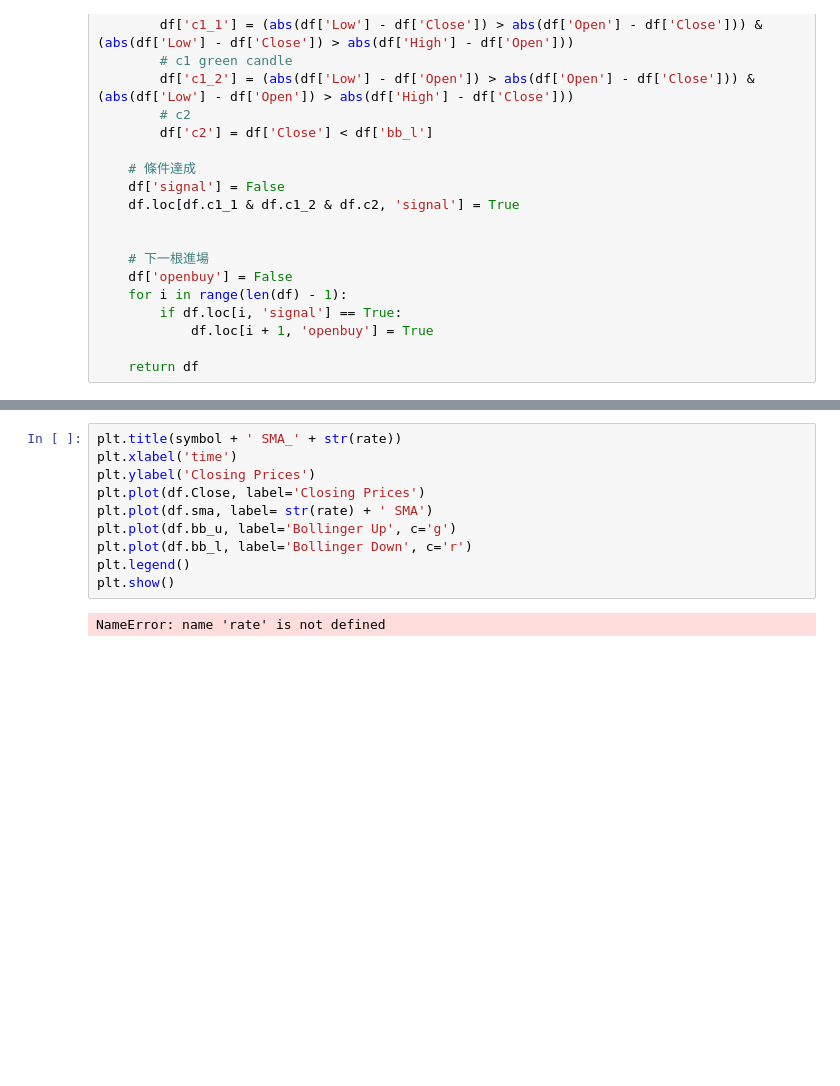
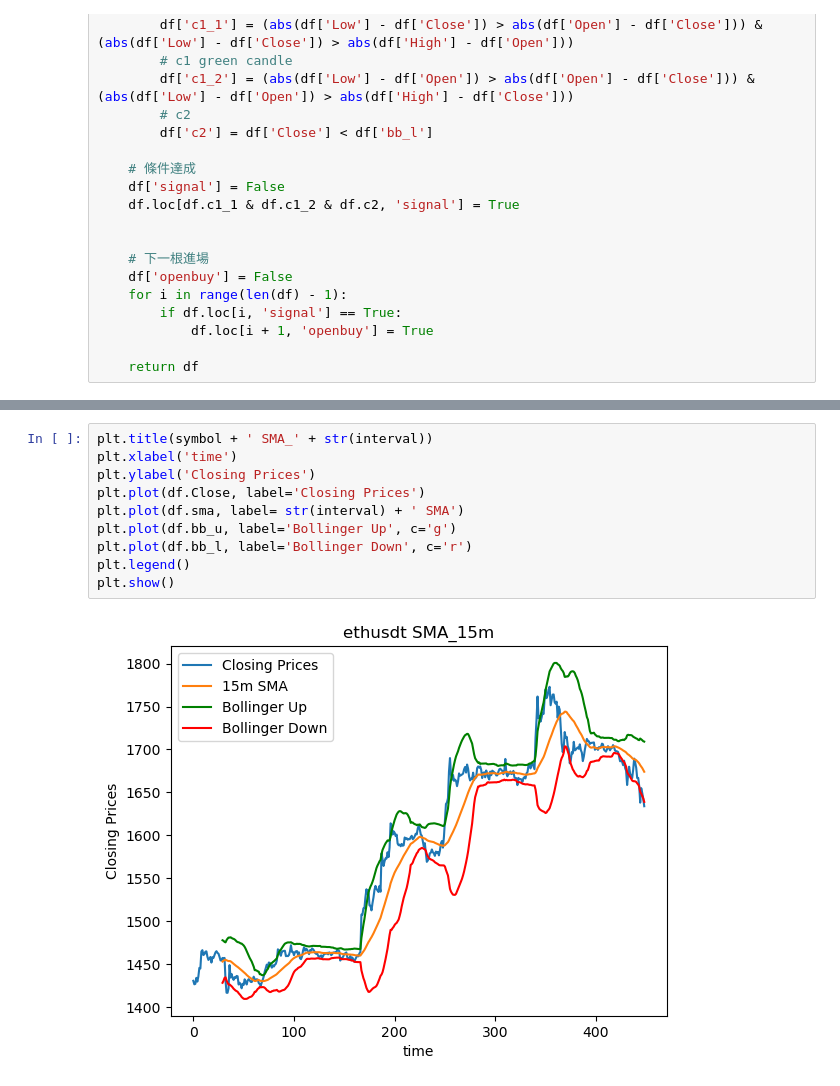
Before and after one commit to chiangyenju/Trade, a Jupyter notebook: 001_BackTest_Long.ipynb, the cells around one changed output, grey strips where cells are left out. Saved outputs shown, nothing was run; the diff lists cells and outputs as text; blank space fills up the shorter version.

```diff
--- a/001_BackTest_Long.ipynb
+++ b/001_BackTest_Long.ipynb
@@ -343,12 +345,12 @@ print(result_df)
 # %%
-plt.title(symbol + ' SMA_' + str(rate))
+plt.title(symbol + ' SMA_' + str(interval))
 plt.xlabel('time')
 plt.ylabel('Closing Prices')
 plt.plot(df.Close, label='Closing Prices')
-plt.plot(df.sma, label= str(rate) + ' SMA')
+plt.plot(df.sma, label= str(interval) + ' SMA')
 plt.plot(df.bb_u, label='Bollinger Up', c='g')
 plt.plot(df.bb_l, label='Bollinger Down', c='r')
 plt.legend()
 plt.show()
 # %% [output]
-NameError: name 'rate' is not defined
+[figure, added]
```
Also changed, not shown: parts of 9 cells of this notebook, 3 other files.
